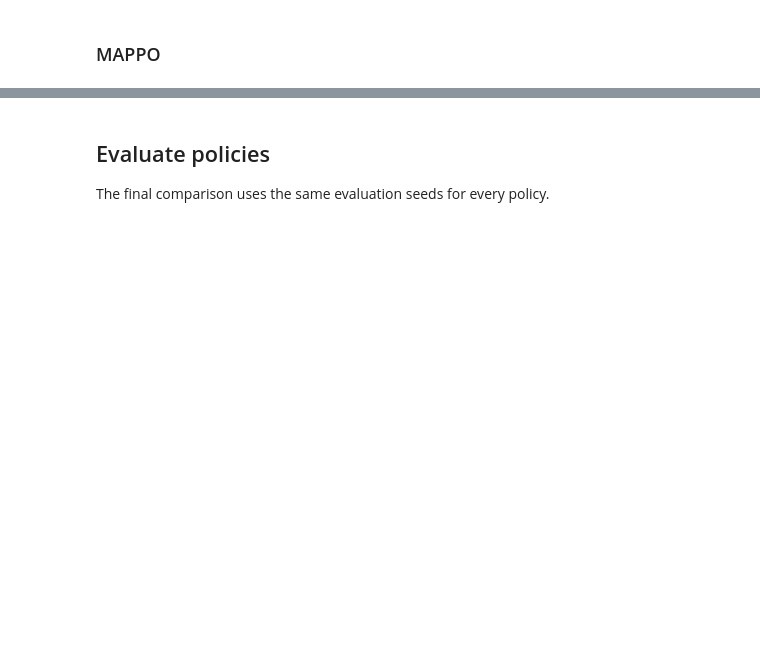
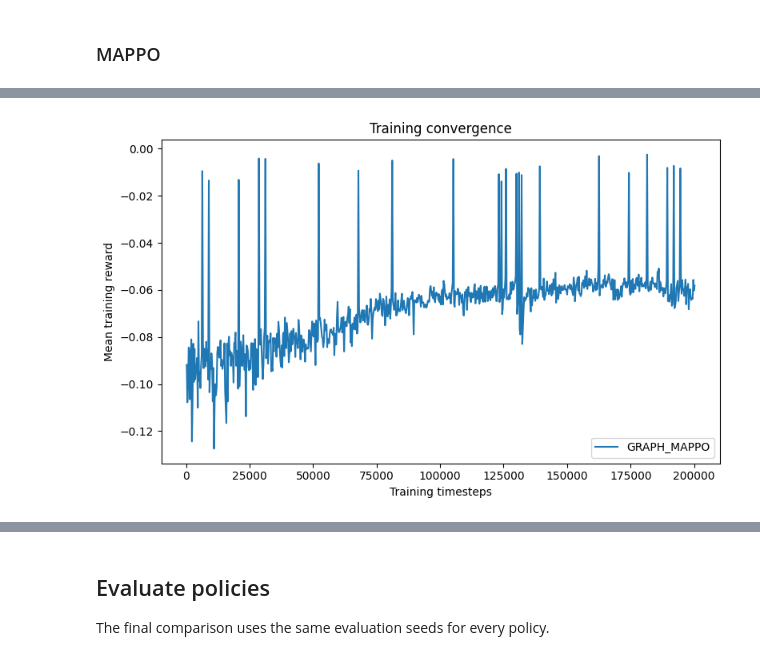
Before and after one commit to abergh18/marl-tsc, a Jupyter notebook: notebooks/main_flow.ipynb, the cells around one changed output, grey strips where cells are left out. Cells and saved outputs as stored; diff of their text form; code cells hidden in the pictures; blank space fills up the shorter version.

Commit message:
Comparison with Graph-Based MAPPO

```diff
--- a/notebooks/main_flow.ipynb
+++ b/notebooks/main_flow.ipynb
@@ -142,0 +180,23 @@ plt.show()
+# %%
+paths = generator.generate_all()
+# %%
+map_gat_model, map_gat_history, map_cat_model_path = train_graph_mappo(
+    config_file=paths.config_file,
+    network_file=paths.network_file,
+    traffic_light_ids=["B1", "B2", "C1", "C2"],
+    output_dir=OUTPUT_DIR,
+    clip_ratio=0.2,
+    entropy_coef=0.01,
+    update_epochs=3,
+    total_timesteps=TOTAL_TIMESTEPS,
+    rollout_steps=256,
+    max_steps=EPISODE_STEPS,
+    seed=42,
+
+    env_kwargs={
+      "green_phase_count": GREEN_PHASE_COUNT,
+      "min_green_seconds": MIN_GREEN_SECONDS,
+      "seconds_per_action": SECONDS_PER_ACTION,
+      "switch_penalty": SWITCH_PENALTY,
+    },
+)
@@ -142,0 +221,5 @@ plt.show()
+# %%
+fig, ax = plot_training_histories(map_gat_history)
+plt.show()
+# %% [output]
+[figure, added]
```
Also changed, not shown: parts of 19 cells of this notebook.
